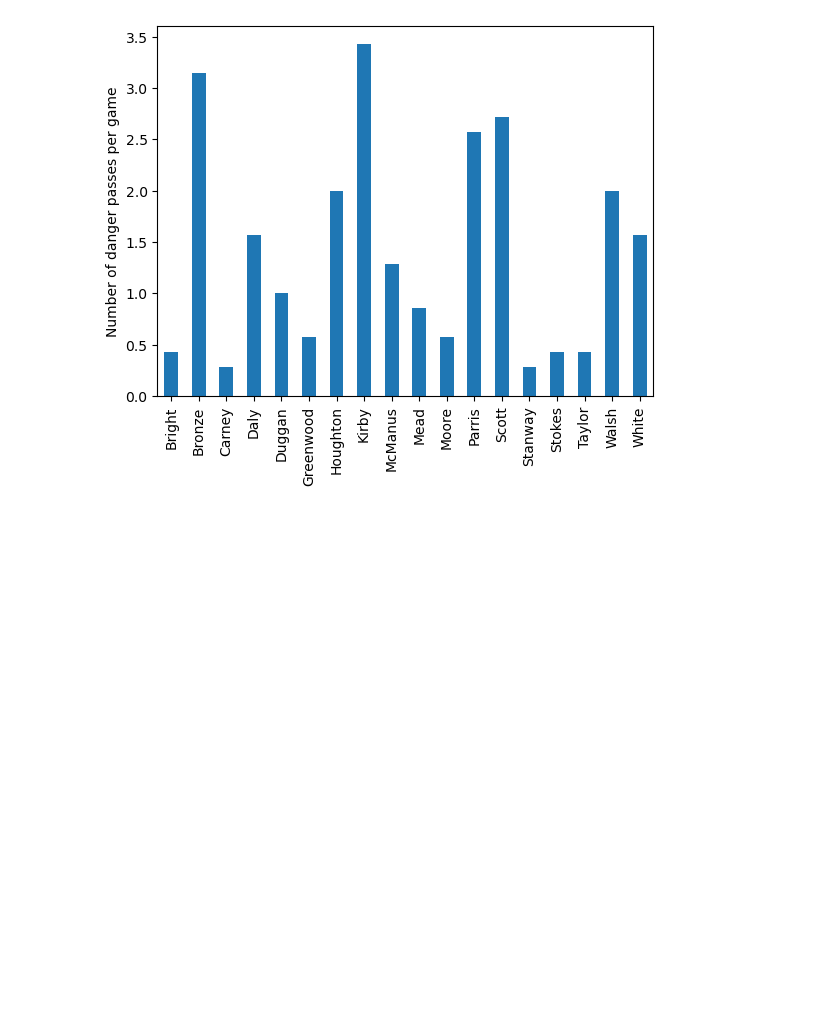
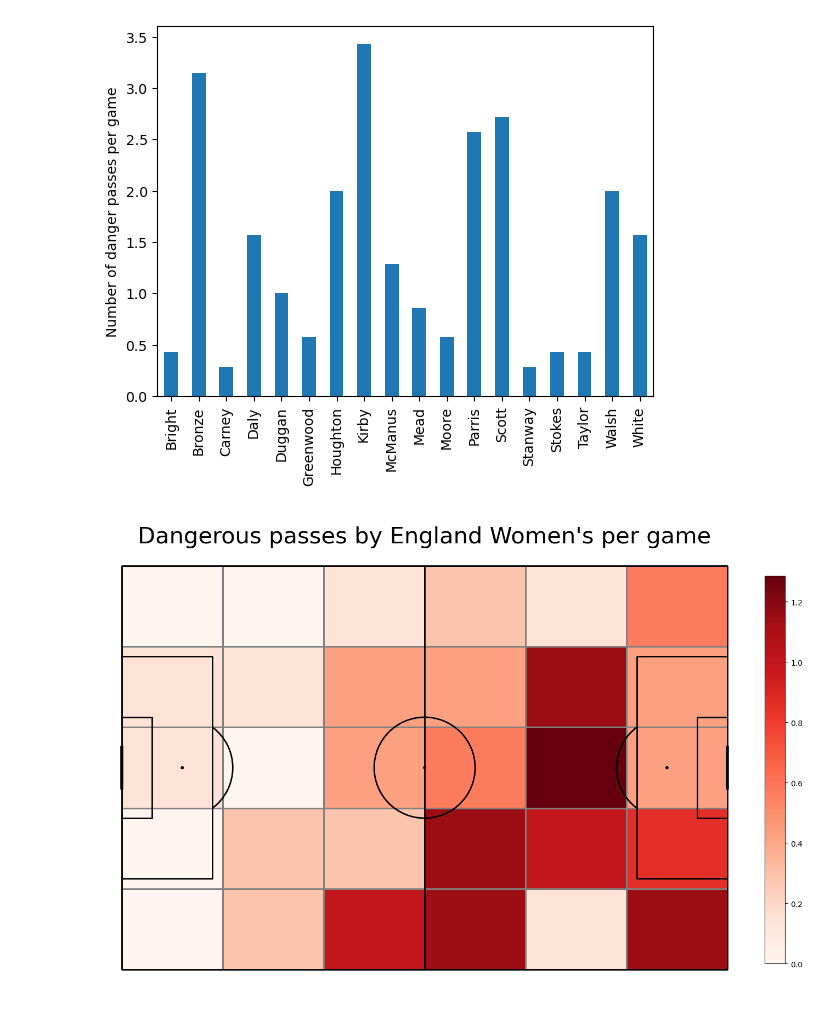
Before and after one commit to MarijnSt/soccermatics, a Jupyter notebook: 1-event-data/1-4-passing-heat-maps.ipynb, the cells around one changed output. Drawn from its saved outputs; the diff is of its cells as text; code cells hidden in the pictures; blank space fills up the shorter version.

Commit message:
1.3 heat maps: challenge heat map for player with most dangerous passes

```diff
--- a/1-event-data/1-4-passing-heat-maps.ipynb
+++ b/1-event-data/1-4-passing-heat-maps.ipynb
@@ -86,7 +86,7 @@ def dangerous_passes(match_ids, team, min_xg = 0):
 
     return dangerous_passes_df
 
-dangerous_passes_df = dangerous_passes(match_ids, "England Women's")
+dangerous_passes_df = dangerous_passes(match_ids, team_name)
 dangerous_passes_df.head()
 # %% [output]
 |  | x | y | end_x | end_y | minute | second | player_name |
@@ -118,7 +118,7 @@ plot_dangerous_passes(dangerous_passes_df, "England Women's")
 [figure]
 # %%
 # make the heat map
-def make_heat_map(dangerous_passes_df, no_games, team):
+def make_heat_map(dangerous_passes_df, no_games, heat_map_title):
     pitch = Pitch(line_zorder=2, line_color='black')
     fig, ax = pitch.grid(grid_height=0.9, title_height=0.06, axis=False,
                          endnote_height=0.04, title_space=0, endnote_space=0)
@@ -134,10 +134,10 @@ def make_heat_map(dangerous_passes_df, no_games, team):
     ax_cbar = fig.add_axes((1, 0.093, 0.03, 0.786))
     cbar = plt.colorbar(pcm, cax=ax_cbar)
 
-    fig.suptitle('Dangerous passes by ' + team + " per game", fontsize = 30)
+    fig.suptitle(heat_map_title, fontsize = 30)
     plt.show()
 
-make_heat_map(dangerous_passes_df, no_games, "England Women's")
+make_heat_map(dangerous_passes_df, no_games, f"Dangerous passes by {team_name} per game")
 # %% [output]
 [figure]
 # %%
@@ -162,5 +162,12 @@ most_involved_players_diagram(dangerous_passes_df, no_games)
 [figure]
 # %%
 # CHALLENGE 1: heat map with higher xg threshold
-dangerous_passes_df = dangerous_passes(match_ids, "England Women's", min_xg = 0.1)
-make_heat_map(dangerous_passes_df, no_games, "England Women's")
+team_name = "England Women's"
+xg_threshold = 0.07
+
+match_ids = get_match_ids(team_name)
+no_games = len(match_ids)
+dangerous_passes_df = dangerous_passes(match_ids, team_name, xg_threshold)
+make_heat_map(dangerous_passes_df, no_games, f"Dangerous passes by {team_name} per game")
+# %% [output]
+[figure, added]
```
Also changed, not shown: parts of 2 cells of this notebook.
